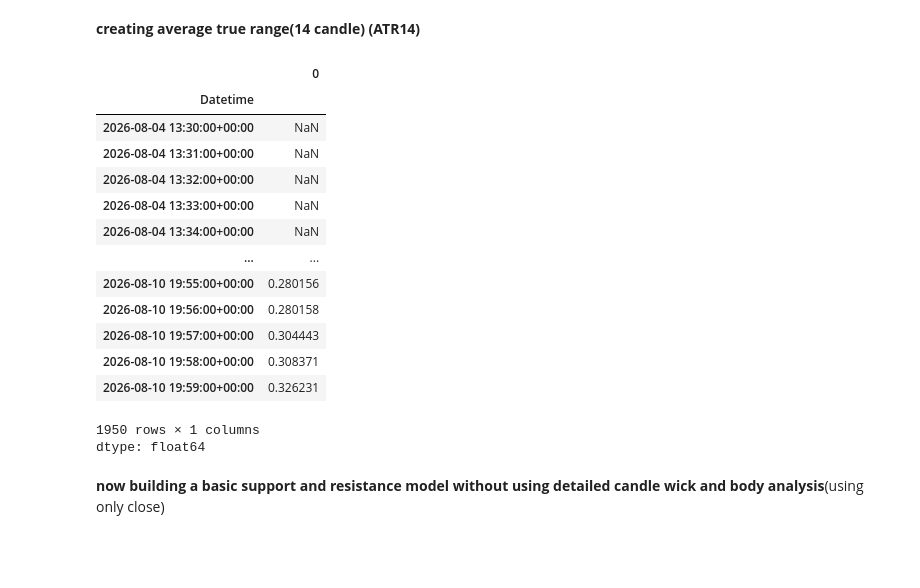
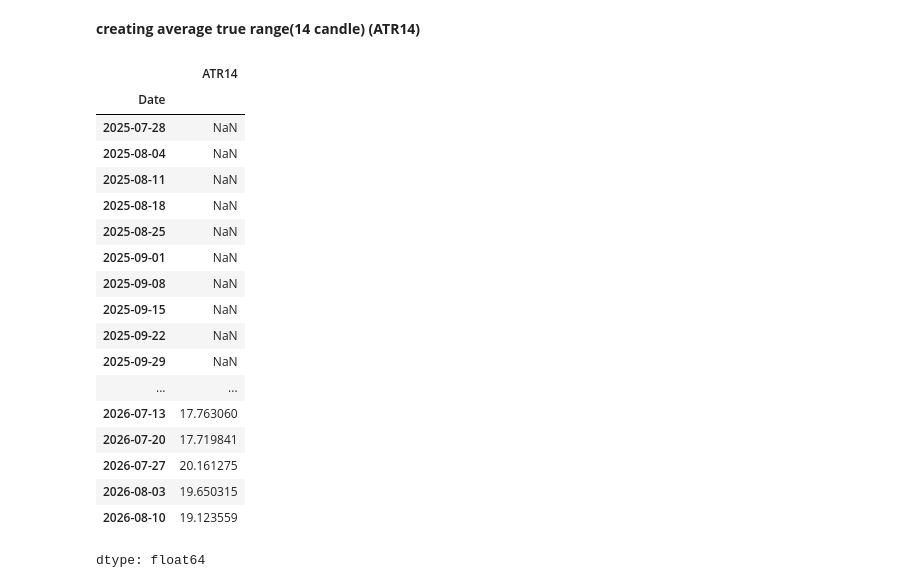
Before and after one commit to harjasjolly-create/algorithmic-stock-rating-program, a Jupyter notebook: hypothesis_verifier.ipynb, the cells around one changed output. Saved outputs shown, nothing was run; the diff lists cells and outputs as text; code cells hidden in the pictures; blank space fills up the shorter version.

```diff
--- a/hypothesis_verifier.ipynb
+++ b/hypothesis_verifier.ipynb
@@ -3,7 +3,7 @@
 # %%
 import yfinance as yf
 import pandas as pd
-data = yf.download("AAPL", period="5d", interval="1m")
+data = yf.download("AAPL", period="54wk", interval="1wk")
 import seaborn as sns
 # %% [output]
 [*********************100%***********************]  1 of 1 completed
@@ -56,30 +62,35 @@ sns.lineplot(sma.dropna()).set(xlabel='Time',ylabel='SMA')
 # %% [markdown]
 **creating average true range(14 candle) (ATR14)**
 # %%
+from os import name
 tr1=high-low
 #now we need prev timeframe's close value
-close_prev=close.shift(1)
+close_prev=close.shift(1)#since we need prev week closing
 tr2=(high-close_prev).abs()
 tr3=(low-close_prev).abs()
 values=pd.concat([tr1,tr2,tr3],axis=1)
 tr_final=values.max(axis=1)
 atr14=tr_final.rolling(window=14).mean()
-atr14
+atr14.rename('ATR14',inplace=True)
+
+atr14#so basically average max volatility over 14cweeks batches
 # %% [output]
-|  | 0 |
-| Datetime |  |
-| 2026-08-04 13:30:00+00:00 | NaN |
-| 2026-08-04 13:31:00+00:00 | NaN |
-| 2026-08-04 13:32:00+00:00 | NaN |
-| 2026-08-04 13:33:00+00:00 | NaN |
-| 2026-08-04 13:34:00+00:00 | NaN |
+|  | ATR14 |
+| Date |  |
+| 2025-07-28 | NaN |
+| 2025-08-04 | NaN |
+| 2025-08-11 | NaN |
+| 2025-08-18 | NaN |
+| 2025-08-25 | NaN |
+| 2025-09-01 | NaN |
+| 2025-09-08 | NaN |
+| 2025-09-15 | NaN |
+| 2025-09-22 | NaN |
+| 2025-09-29 | NaN |
 | ... | ... |
-| 2026-08-10 19:55:00+00:00 | 0.280156 |
-| 2026-08-10 19:56:00+00:00 | 0.280158 |
-| 2026-08-10 19:57:00+00:00 | 0.304443 |
-| 2026-08-10 19:58:00+00:00 | 0.308371 |
-| 2026-08-10 19:59:00+00:00 | 0.326231 |
+| 2026-07-13 | 17.763060 |
+| 2026-07-20 | 17.719841 |
+| 2026-07-27 | 20.161275 |
+| 2026-08-03 | 19.650315 |
+| 2026-08-10 | 19.123559 |
-1950 rows × 1 columns
 dtype: float64
-# %% [markdown]
-**now building a basic support and resistance model without using detailed candle wick and body analysis**(using only close)
```
Also changed, not shown: parts of 29 cells of this notebook.
